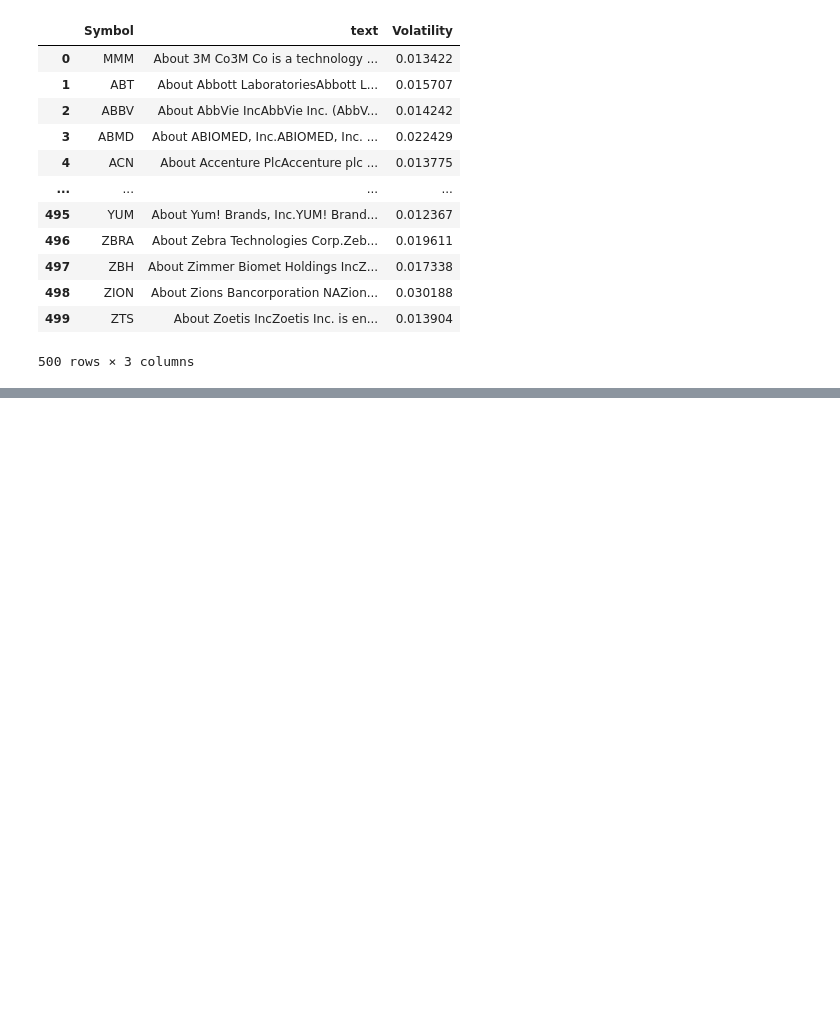
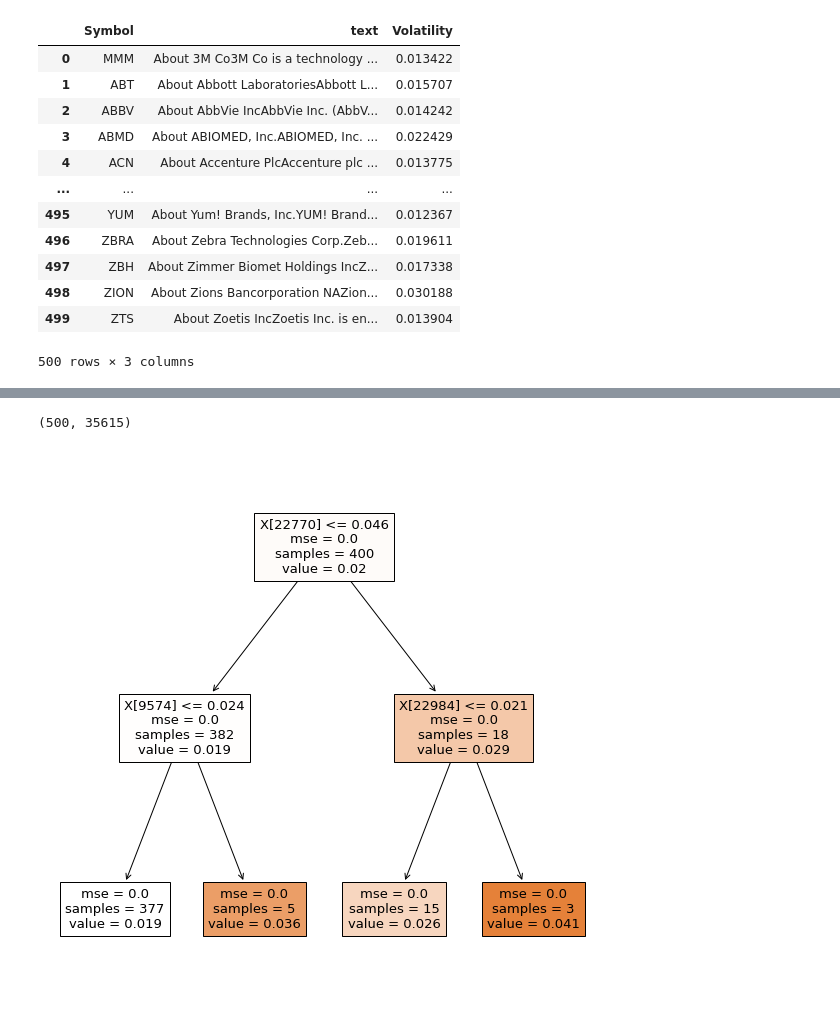
Before and after one commit to juliatowski/Python2_Homeworks, a Jupyter notebook: preprocessing.ipynb, the cells around one changed output, grey strips where cells are left out. Cells and saved outputs as stored; diff of their text form; code cells hidden in the pictures; blank space fills up the shorter version.

```diff
--- a/preprocessing.ipynb
+++ b/preprocessing.ipynb
@@ -164,0 +122,18 @@ df['review'] = df['review'].apply(preprocessor)
+# %%
+def my_preprocessor(text):
+
+    text=text.lower()
+    text=re.sub("\\W"," ",text) # remove special chars
+
+    # lemmatize words
+    words=re.split("\\s+",text)
+    wordnet = nltk.WordNetLemmatizer()
+    lemmatized_words=[wordnet.lemmatize(t) for t in words]
+    #stemmed_words=[porter_stemmer.stem(word=word) for word in words]
+    return ' '.join(lemmatized_words)
+
+count = CountVectorizer(stop_words='english',preprocessor=my_preprocessor)
+bag = count.fit_transform(df['text'])
+bag
+
+##with preprocessor we got rid of almost 10k stored elements
@@ -164,0 +163,20 @@ df['review'] = df['review'].apply(preprocessor)
+# %%
+X = df['text']
+y = df['Volatility']
+# %%
+tfidf = TfidfVectorizer(stop_words='english',ngram_range=(1, 2),preprocessor=my_preprocessor)   #bigrams and unigrams
+X_bag = tfidf.fit_transform(X)
+X_bag.shape
+# %% [output]
+(500, 35615)
+# %%
+X_train, X_test, y_train, y_test = train_test_split(X_bag, y, test_size=0.2,random_state=1)
+# %%
+
+tree_reg = DecisionTreeRegressor(max_depth=2, random_state=42)
+tree_reg.fit(X_train, y_train)
+fig, ax = plt.subplots(figsize=(10, 10))
+plot_tree(tree_reg, filled = True, ax=ax)
+plt.show()
+# %% [output]
+[figure, added]
```
Also changed, not shown: parts of 12 cells of this notebook.
